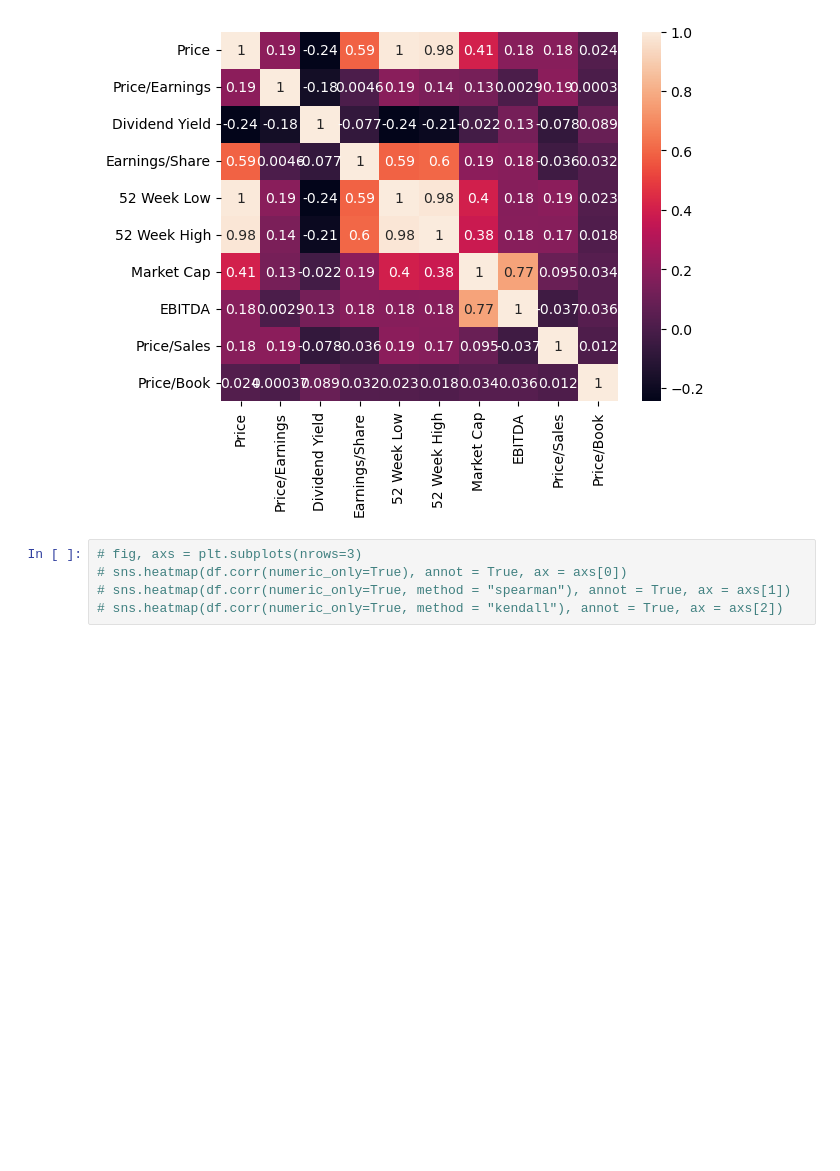
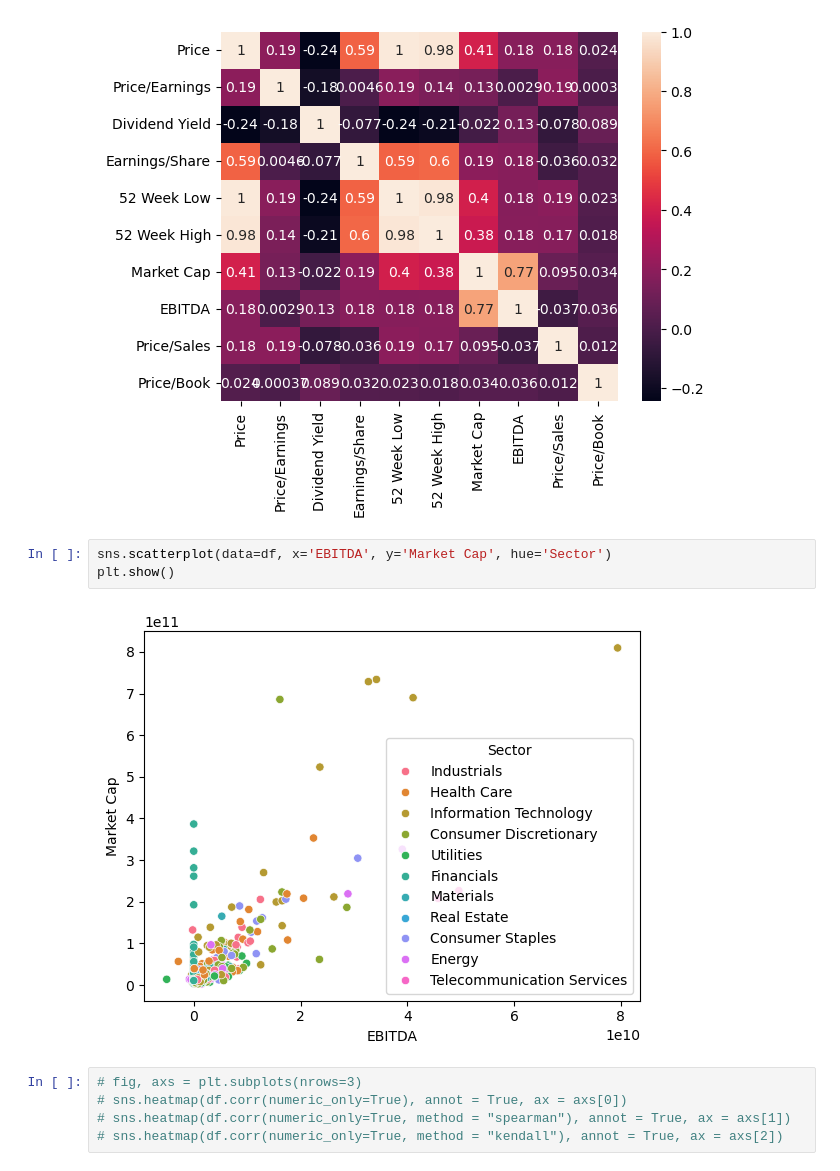
Before and after one commit to LupumGriseo/Proyectos-AED, a Jupyter notebook: Analisis_bivariado.ipynb, the cells around one changed output. Saved outputs shown, nothing was run; the diff lists cells and outputs as text; blank space fills up the shorter version.

```diff
--- a/Analisis_bivariado.ipynb
+++ b/Analisis_bivariado.ipynb
@@ -60,6 +60,11 @@ sns.heatmap(df.corr(numeric_only=True), annot = True)
 # %% [output]
 <Axes: >
 [figure]
+# %%
+sns.scatterplot(data=df, x='EBITDA', y='Market Cap', hue='Sector')
+plt.show()
+# %% [output]
+[figure, added]
 # %%
 # fig, axs = plt.subplots(nrows=3)
 # sns.heatmap(df.corr(numeric_only=True), annot = True, ax = axs[0])
```
